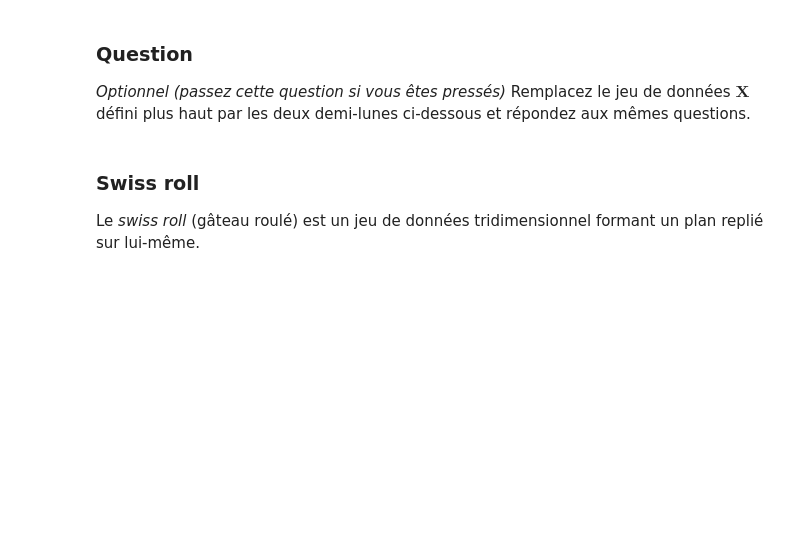
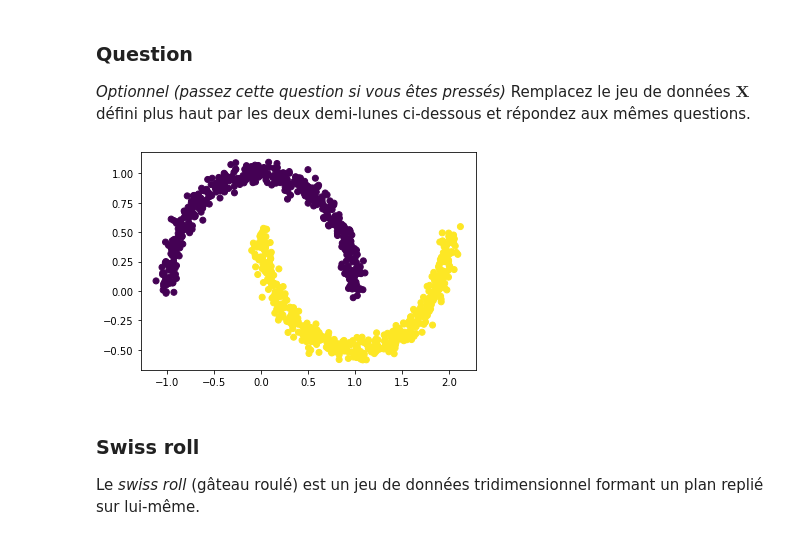
Before and after one commit to rant95/Advanced-artificial-intelligence, a Jupyter notebook: TP9-GAN.ipynb, the cells around one changed output. Cells and saved outputs as stored; diff of their text form; code cells hidden in the pictures; blank space fills up the shorter version.

```diff
--- a/TP9-GAN.ipynb
+++ b/TP9-GAN.ipynb
@@ -225,7 +232,9 @@ demi-lunes ci-dessous et répondez aux mêmes questions.
 # %%
-X, y = datasets.make_moons(n_samples=1000, noise=0.05)
+X, y = make_moons(n_samples=1000, noise=0.05)
 plt.scatter(X[:,0], X[:, 1], c=y)
 plt.show()
+# %% [output]
+[figure, added]
 # %% [markdown]
 ### Swiss roll
 
```
Also changed, not shown: parts of 5 cells of this notebook.
